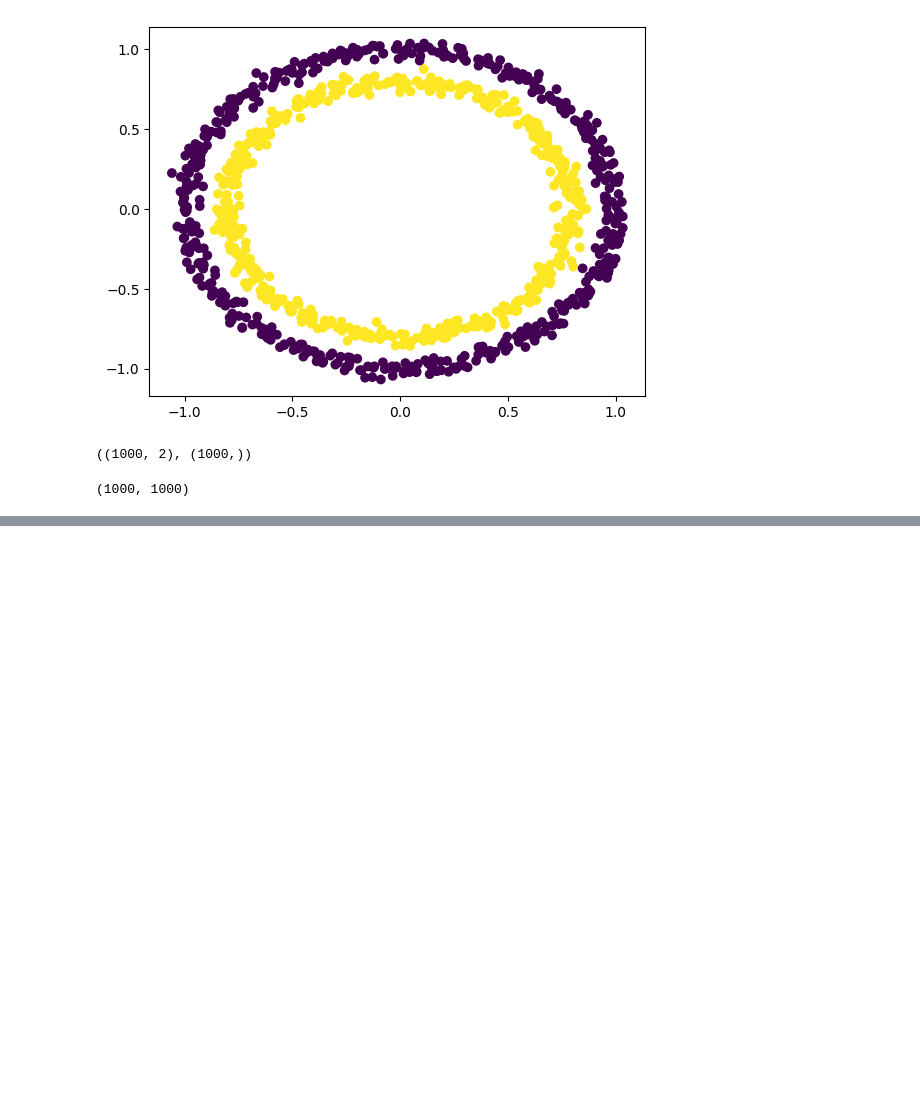
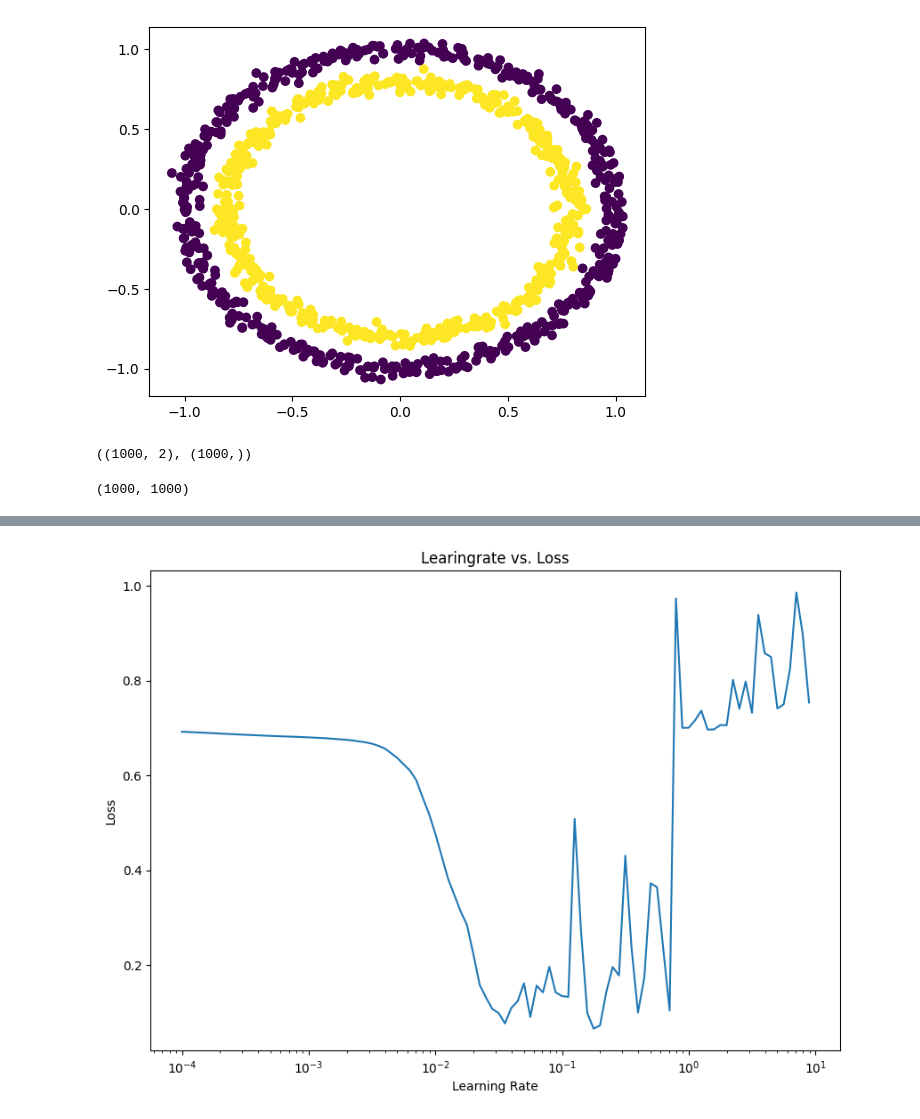
Before and after one commit to ryzhokhina/Tensorflow-Dev-Exam-Preparation, a Jupyter notebook: 02_tensorflow_NN_clasiffication.ipynb, the cells around one changed output, grey strips where cells are left out. Cells and saved outputs as stored; diff of their text form; code cells hidden in the pictures; blank space fills up the shorter version.

```diff
--- a/02_tensorflow_NN_clasiffication.ipynb
+++ b/02_tensorflow_NN_clasiffication.ipynb
@@ -156,0 +200,9 @@ plt.show()
+# %%
+plt.figure(figsize = (10,7))
+plt.semilogx(history_8.history['lr'], history_8.history['loss'])
+plt.xlabel("Learning Rate")
+plt.ylabel('Loss')
+plt.title('Learingrate vs. Loss')
+plt.show()
+# %% [output]
+[figure, added]
```
Also changed, not shown: parts of 26 cells of this notebook.
